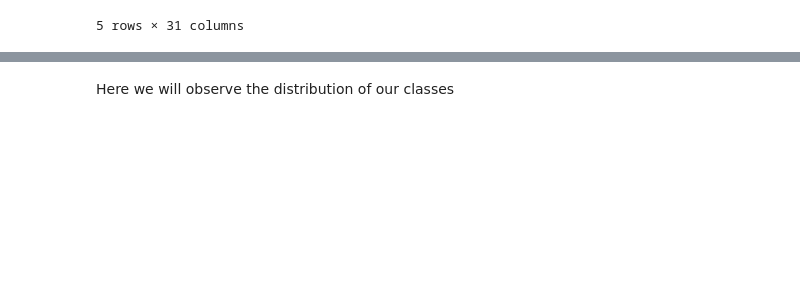
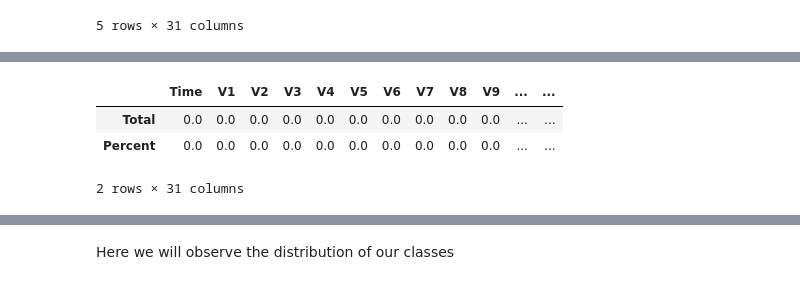
Before and after one commit to iilnreddy/ccdetect, a Jupyter notebook: Credit_card_fraud_detection.ipynb, the cells around one changed output, grey strips where cells are left out. Drawn from its saved outputs; the diff is of its cells as text; code cells hidden in the pictures; blank space fills up the shorter version.

```diff
--- a/Credit_card_fraud_detection.ipynb
+++ b/Credit_card_fraud_detection.ipynb
@@ -40,0 +58,10 @@ df.head()
+# %%
+# Checking for the missing value in columns
+total = df.isnull().sum().sort_values(ascending = False)
+percent = (df.isnull().sum()/df.isnull().count()*100).sort_values(ascending = False)
+pd.concat([total, percent], axis=1, keys=['Total', 'Percent']).transpose()
+# %% [output]
+|  | Time | V1 | V2 | V3 | V4 | V5 | V6 | V7 | V8 | V9 | ... | ... |
+| Total | 0.0 | 0.0 | 0.0 | 0.0 | 0.0 | 0.0 | 0.0 | 0.0 | 0.0 | 0.0 | ... | ... |
+| Percent | 0.0 | 0.0 | 0.0 | 0.0 | 0.0 | 0.0 | 0.0 | 0.0 | 0.0 | 0.0 | ... | ... |
+2 rows × 31 columns
```
Also changed, not shown: parts of 5 cells of this notebook.
